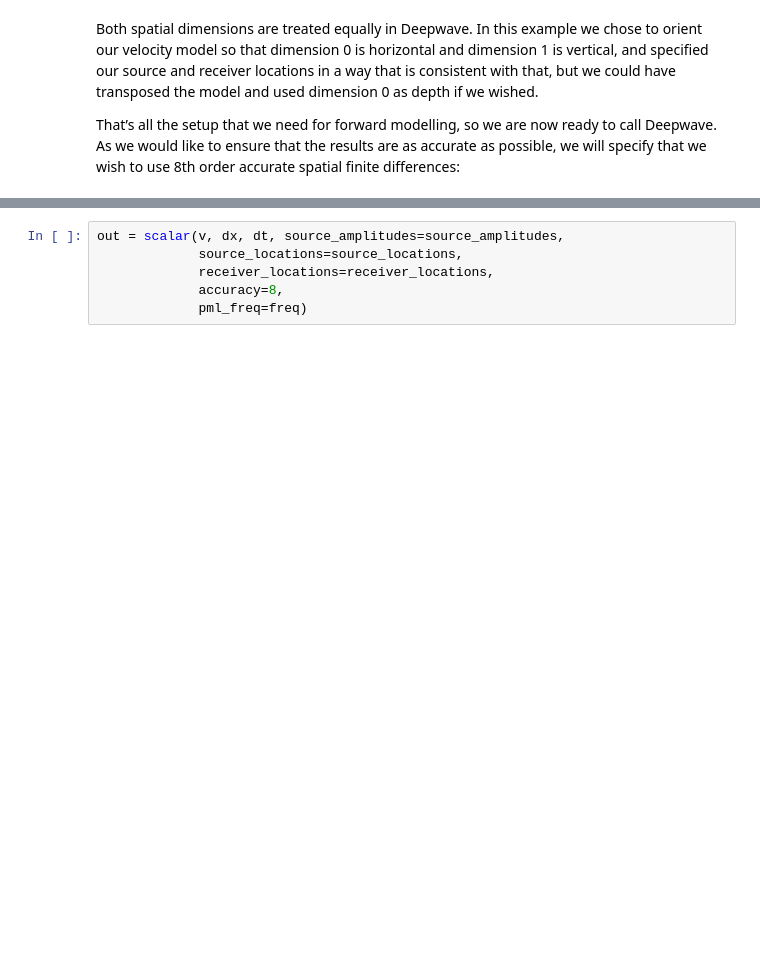
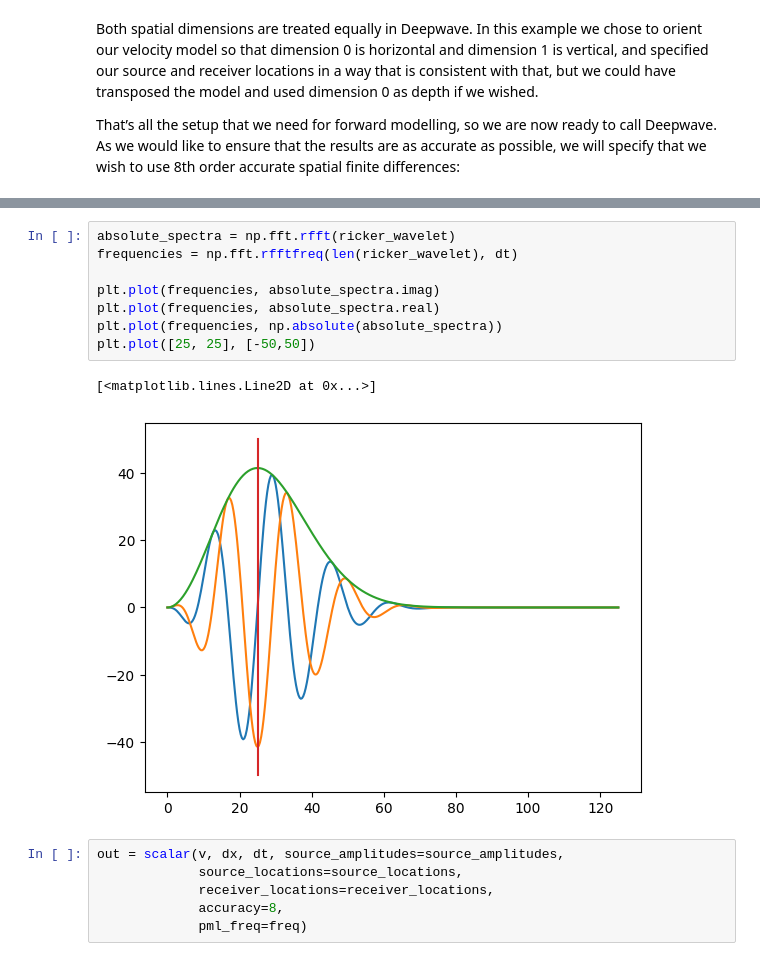
Before and after one commit to aissah/coherence_analysis_histroy, a Jupyter notebook: marmousi_deepwave.ipynb, the cells around one changed output, grey strips where cells are left out. Drawn from its saved outputs; the diff is of its cells as text; blank space fills up the shorter version.

```diff
--- a/marmousi_deepwave.ipynb
+++ b/marmousi_deepwave.ipynb
@@ -96,3 +108,14 @@ That’s all the setup that we need for forward modelling, so we are now ready t
+# %%
+absolute_spectra = np.fft.rfft(ricker_wavelet)
+frequencies = np.fft.rfftfreq(len(ricker_wavelet), dt)
+
+plt.plot(frequencies, absolute_spectra.imag)
+plt.plot(frequencies, absolute_spectra.real)
+plt.plot(frequencies, np.absolute(absolute_spectra))
+plt.plot([25, 25], [-50,50])
+# %% [output]
+[<matplotlib.lines.Line2D at 0x...>]
+[figure, added]
 # %%
 out = scalar(v, dx, dt, source_amplitudes=source_amplitudes,
              source_locations=source_locations,
```
Also changed, not shown: parts of 13 cells of this notebook, 1 other file.
